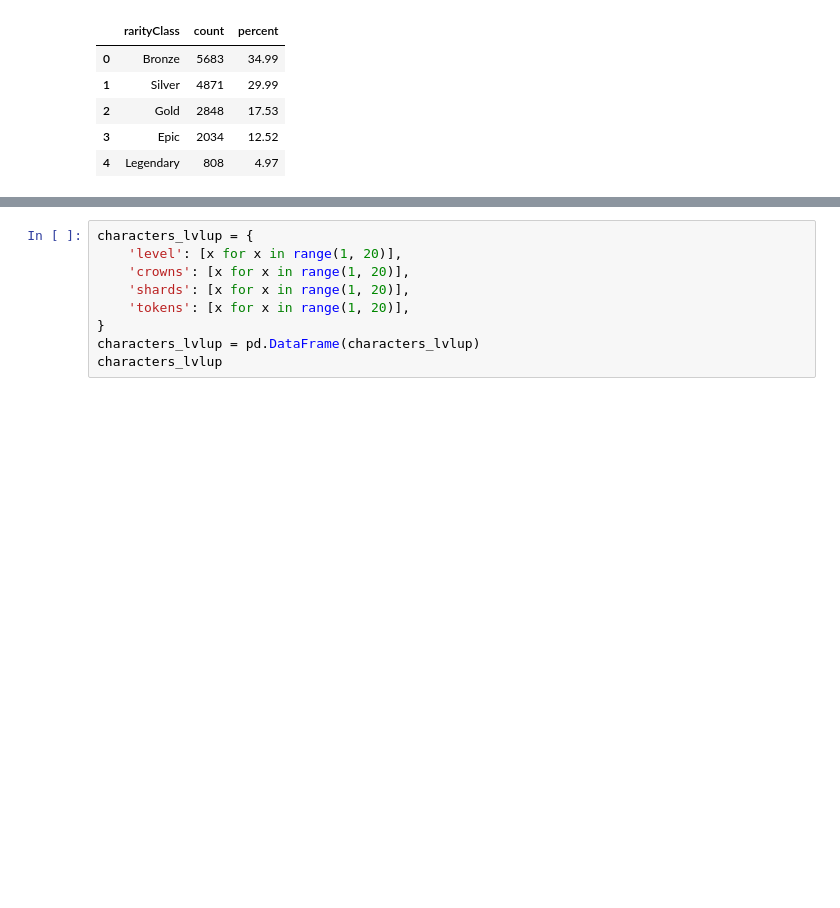
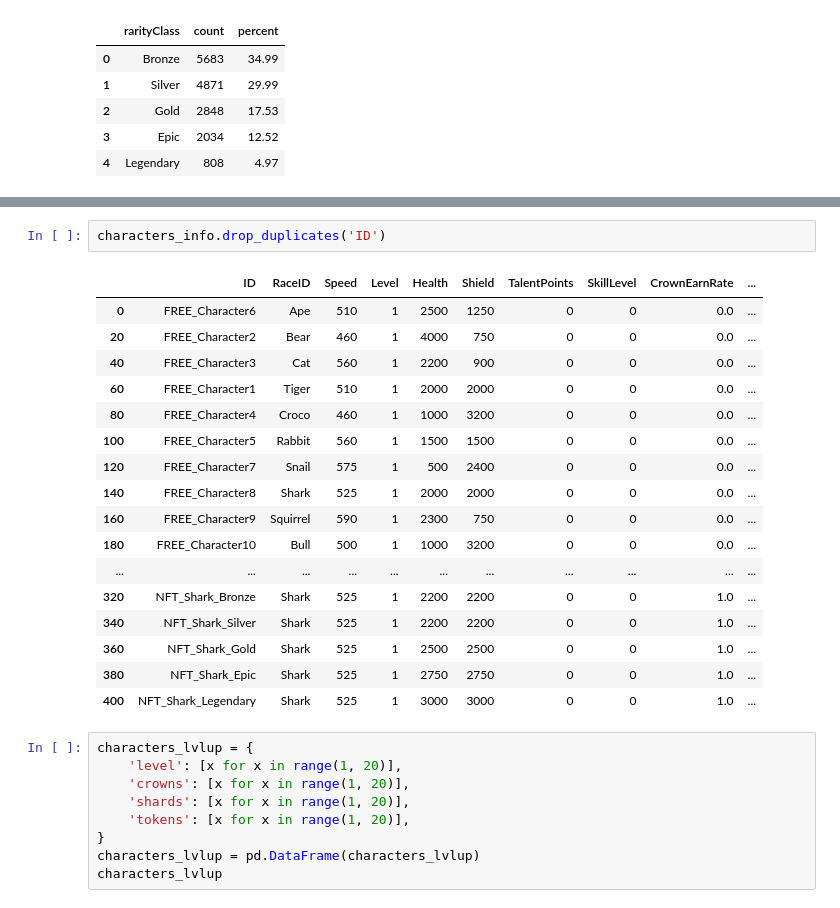
Before and after one commit to VincenzoImp/cantinaroyale.tools, a Jupyter notebook: automations/numeri.ipynb, the cells around one changed output, grey strips where cells are left out. Cells and saved outputs as stored; diff of their text form; blank space fills up the shorter version.

```diff
--- a/automations/numeri.ipynb
+++ b/automations/numeri.ipynb
@@ -40,3 +169,23 @@ tmp
+# %%
+characters_info.drop_duplicates('ID')
+# %% [output]
+|  | ID | RaceID | Speed | Level | Health | Shield | TalentPoints | SkillLevel | CrownEarnRate | ... |
+| 0 | FREE_Character6 | Ape | 510 | 1 | 2500 | 1250 | 0 | 0 | 0.0 | ... |
+| 20 | FREE_Character2 | Bear | 460 | 1 | 4000 | 750 | 0 | 0 | 0.0 | ... |
+| 40 | FREE_Character3 | Cat | 560 | 1 | 2200 | 900 | 0 | 0 | 0.0 | ... |
+| 60 | FREE_Character1 | Tiger | 510 | 1 | 2000 | 2000 | 0 | 0 | 0.0 | ... |
+| 80 | FREE_Character4 | Croco | 460 | 1 | 1000 | 3200 | 0 | 0 | 0.0 | ... |
+| 100 | FREE_Character5 | Rabbit | 560 | 1 | 1500 | 1500 | 0 | 0 | 0.0 | ... |
+| 120 | FREE_Character7 | Snail | 575 | 1 | 500 | 2400 | 0 | 0 | 0.0 | ... |
+| 140 | FREE_Character8 | Shark | 525 | 1 | 2000 | 2000 | 0 | 0 | 0.0 | ... |
+| 160 | FREE_Character9 | Squirrel | 590 | 1 | 2300 | 750 | 0 | 0 | 0.0 | ... |
+| 180 | FREE_Character10 | Bull | 500 | 1 | 1000 | 3200 | 0 | 0 | 0.0 | ... |
+| ... | ... | ... | ... | ... | ... | ... | ... | ... | ... | ... |
+| 320 | NFT_Shark_Bronze | Shark | 525 | 1 | 2200 | 2200 | 0 | 0 | 1.0 | ... |
+| 340 | NFT_Shark_Silver | Shark | 525 | 1 | 2200 | 2200 | 0 | 0 | 1.0 | ... |
+| 360 | NFT_Shark_Gold | Shark | 525 | 1 | 2500 | 2500 | 0 | 0 | 1.0 | ... |
+| 380 | NFT_Shark_Epic | Shark | 525 | 1 | 2750 | 2750 | 0 | 0 | 1.0 | ... |
+| 400 | NFT_Shark_Legendary | Shark | 525 | 1 | 3000 | 3000 | 0 | 0 | 1.0 | ... |
 # %%
 characters_lvlup = {
     'level': [x for x in range(1, 20)],
```
Also changed, not shown: parts of 12 cells of this notebook, 49 other files.
